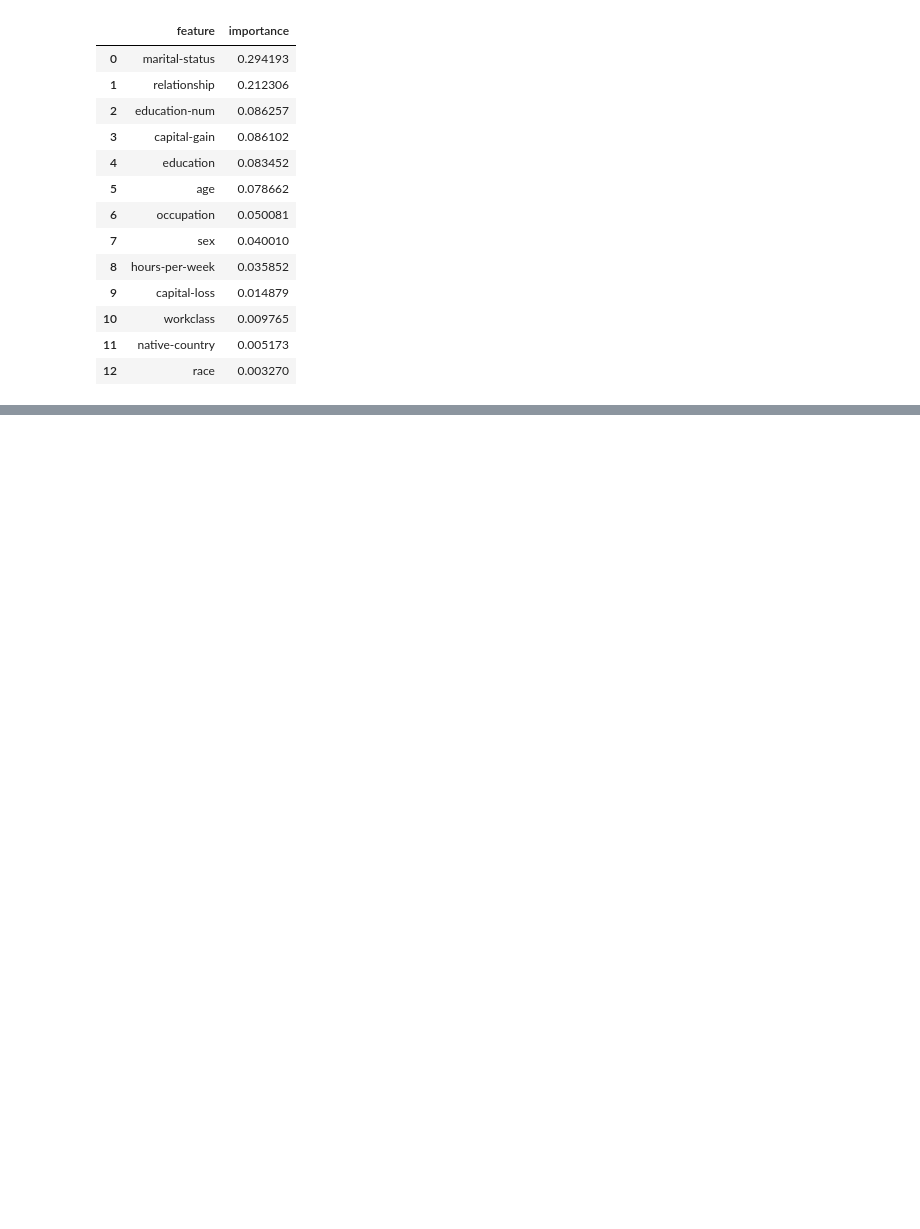
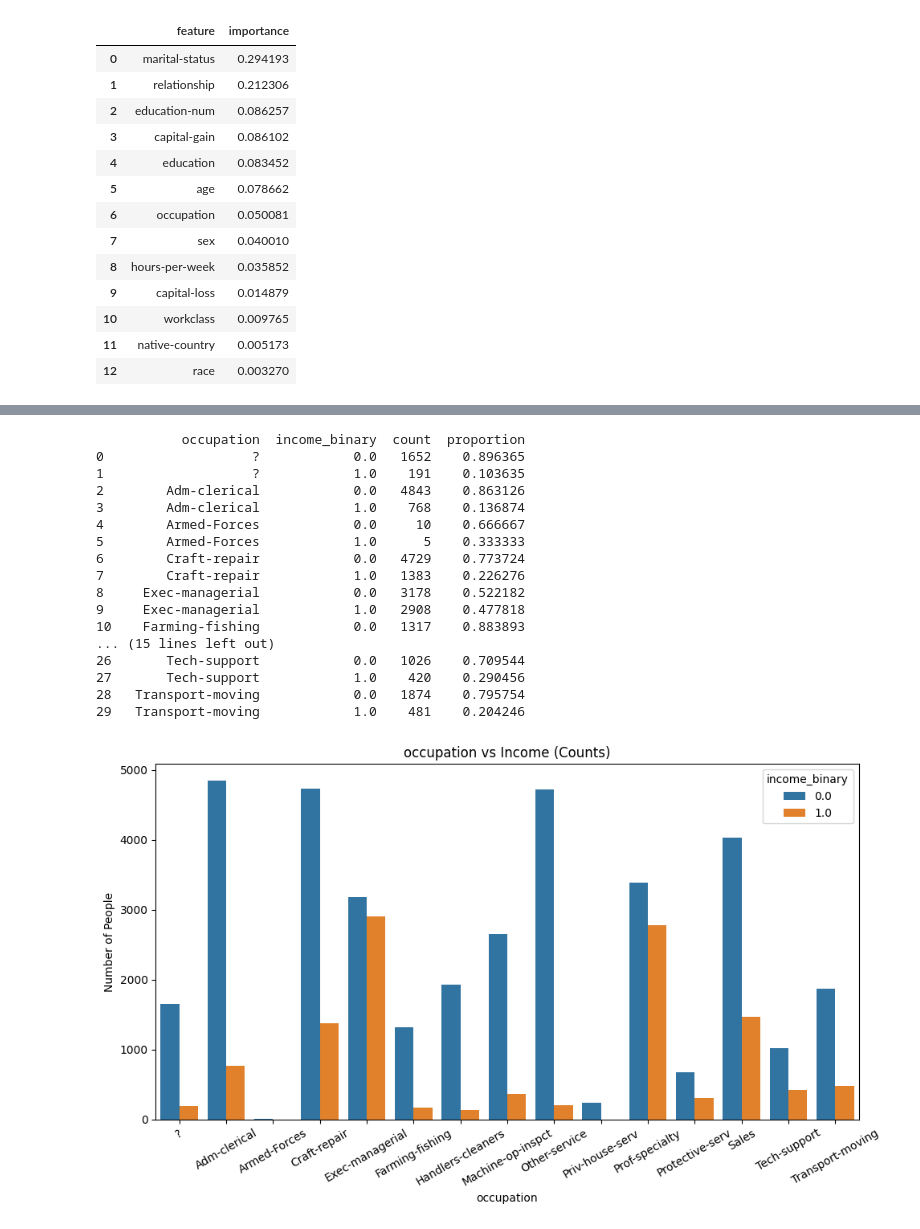
Before and after one commit to Kyle-Briggs8/Research1, a Jupyter notebook: test.ipynb, the cells around one changed output, grey strips where cells are left out. Saved outputs shown, nothing was run; the diff lists cells and outputs as text; code cells hidden in the pictures; blank space fills up the shorter version.

```diff
--- a/test.ipynb
+++ b/test.ipynb
@@ -714,0 +865,62 @@ imp_df.head(20)
+# %%
+import pandas as pd
+import seaborn as sns
+import matplotlib.pyplot as plt
+
+counts = df_full.groupby(['occupation', 'income_binary']).size().reset_index(name='count')
+
+# --- 2. Also calculate proportions within each marital status
+# This helps to see the share of over/under 50k inside each category
+totals = counts.groupby('occupation')['count'].transform('sum')
+counts['proportion'] = counts['count'] / totals
+
+print(counts)
+
+# --- 3. Plot as grouped bar chart (absolute counts)
+plt.figure(figsize=(10,6))
+sns.barplot(
+    data=counts,
+    x='occupation',
+    y='count',
+    hue='income_binary'
+)
+plt.xticks(rotation=30)
+plt.title('occupation vs Income (Counts)')
+plt.xlabel('occupation')
+plt.ylabel('Number of People')
+plt.tight_layout()
+plt.show()
+
+# --- 4. Plot as stacked proportion chart (optional)
+plt.figure(figsize=(10,6))
+sns.barplot(
+    data=counts,
+    x='occupation',
+    y='proportion',
+    hue='income_binary'
+)
+plt.xticks(rotation=30)
+plt.title('occupation vs Income (Proportions)')
+plt.xlabel('occupation')
+plt.ylabel('Proportion')
+plt.tight_layout()
+plt.show()
+# %% [output]
+           occupation  income_binary  count  proportion
+0                   ?            0.0   1652    0.896365
+1                   ?            1.0    191    0.103635
+2        Adm-clerical            0.0   4843    0.863126
+3        Adm-clerical            1.0    768    0.136874
+4        Armed-Forces            0.0     10    0.666667
+5        Armed-Forces            1.0      5    0.333333
+6        Craft-repair            0.0   4729    0.773724
+7        Craft-repair            1.0   1383    0.226276
+8     Exec-managerial            0.0   3178    0.522182
+9     Exec-managerial            1.0   2908    0.477818
+10    Farming-fishing            0.0   1317    0.883893
+... (15 lines left out)
+26       Tech-support            0.0   1026    0.709544
+27       Tech-support            1.0    420    0.290456
+28   Transport-moving            0.0   1874    0.795754
+29   Transport-moving            1.0    481    0.204246
+[figure, added]
```
Also changed, not shown: parts of 23 cells of this notebook.
